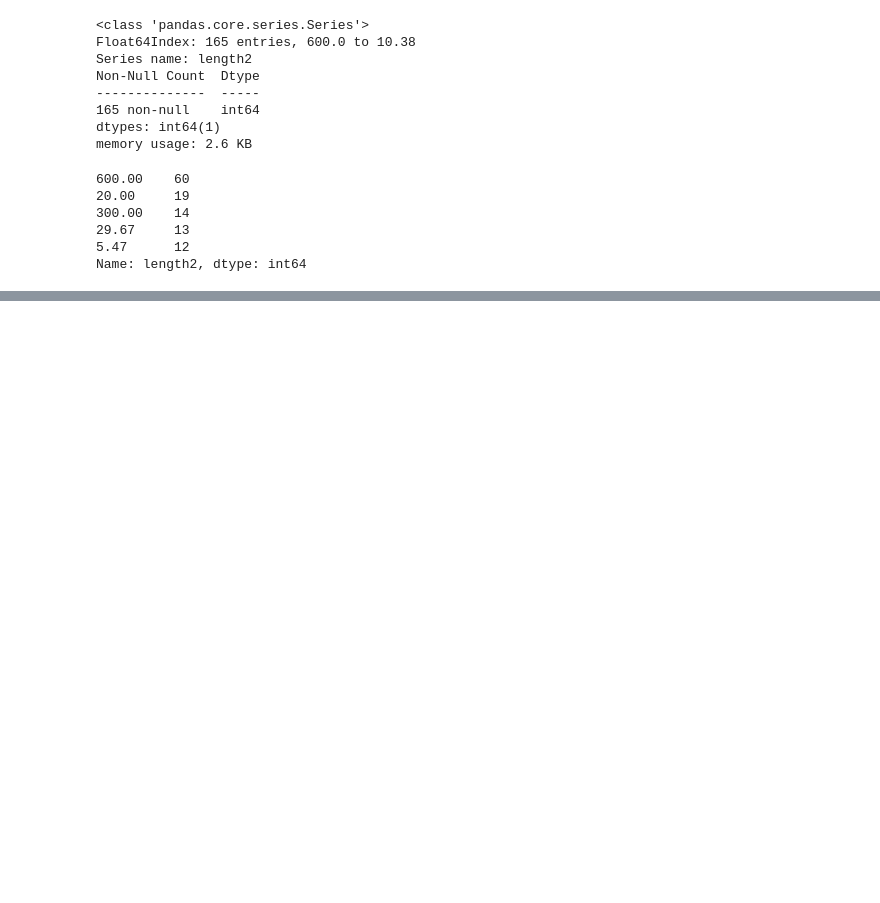
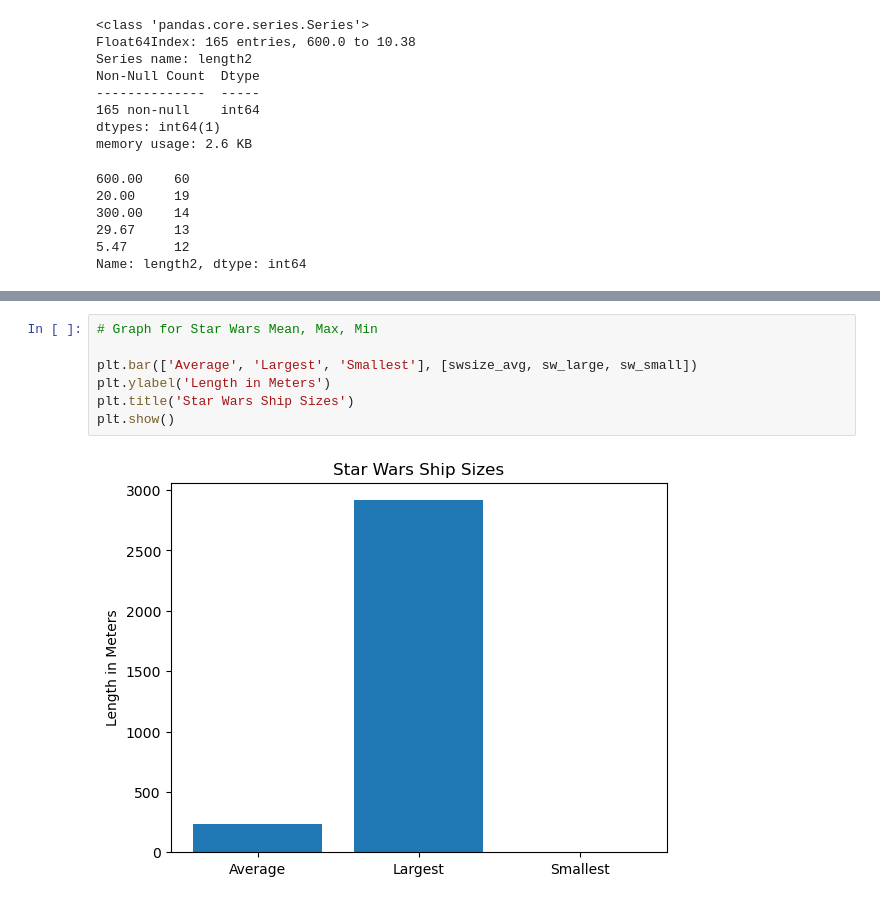
Before and after one commit to wesiswes629/wookiestapi, a Jupyter notebook: notebooks/all_spacecraft.ipynb, the cells around one changed output, grey strips where cells are left out. Cells and saved outputs as stored; diff of their text form; blank space fills up the shorter version.

```diff
--- a/notebooks/all_spacecraft.ipynb
+++ b/notebooks/all_spacecraft.ipynb
@@ -509,0 +545,9 @@ The smallest spaceship length is 0.0 meters in Star Wars
+# %%
+# Graph for Star Wars Mean, Max, Min
+
+plt.bar(['Average', 'Largest', 'Smallest'], [swsize_avg, sw_large, sw_small])
+plt.ylabel('Length in Meters')
+plt.title('Star Wars Ship Sizes')
+plt.show()
+# %% [output]
+[figure, added]
```
Also changed, not shown: parts of 5 cells of this notebook, 5 other files.
